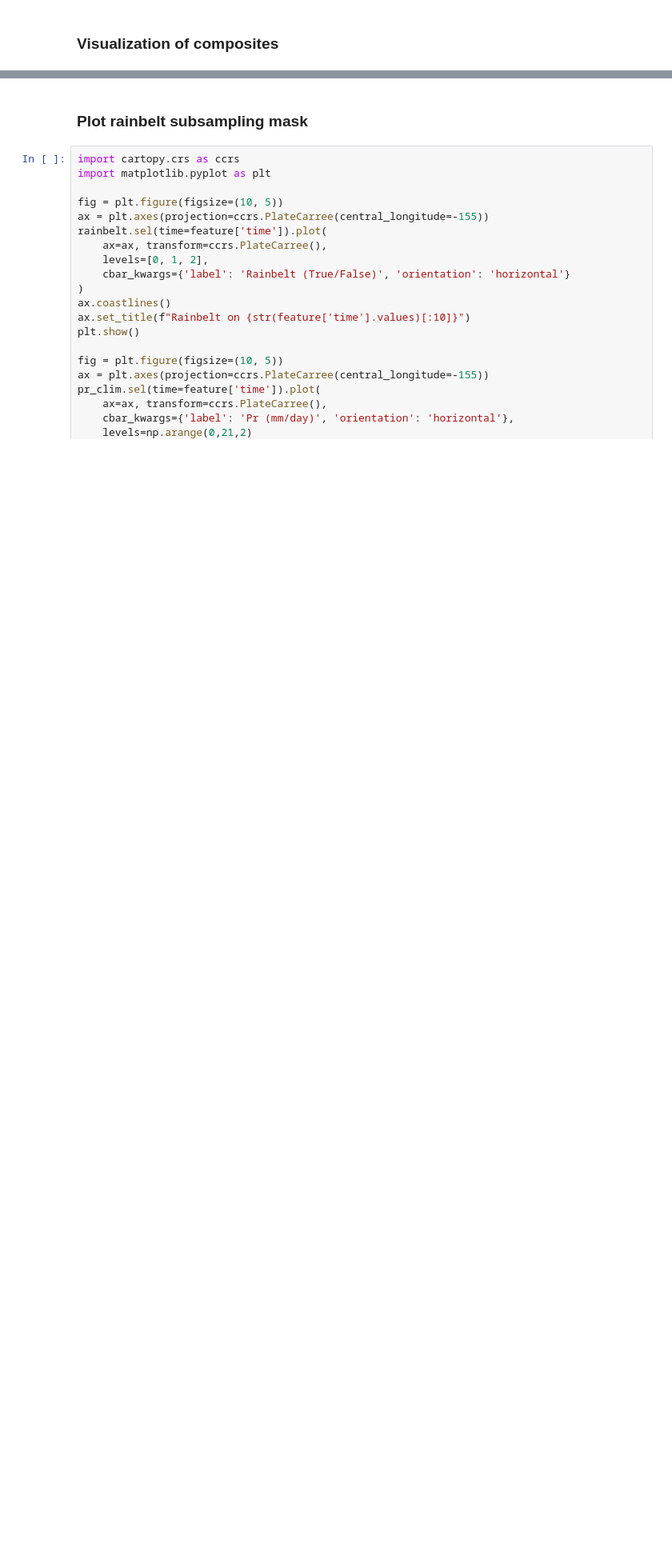
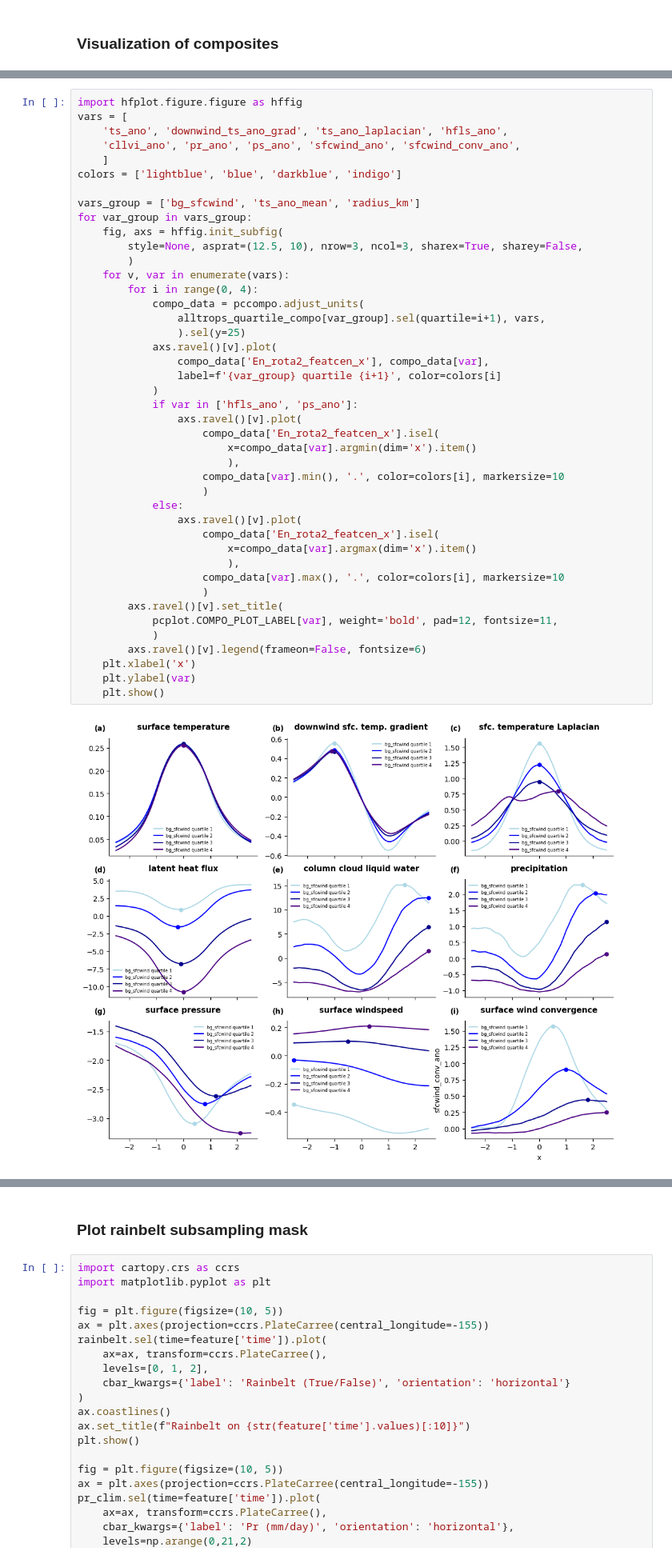
Before and after one commit to HF7weatherman/pycompo, a Jupyter notebook: examples/analyze_composites.ipynb, the cells around one changed output, grey strips where cells are left out. Shown at 80% size. Saved outputs shown, nothing was run; the diff lists cells and outputs as text; blank space fills up the shorter version.

```diff
--- a/examples/analyze_composites.ipynb
+++ b/examples/analyze_composites.ipynb
@@ -189,0 +385,45 @@ for var in rainbelt_compo.data_vars:
+# %%
+import hfplot.figure.figure as hffig
+vars = [
+    'ts_ano', 'downwind_ts_ano_grad', 'ts_ano_laplacian', 'hfls_ano',
+    'cllvi_ano', 'pr_ano', 'ps_ano', 'sfcwind_ano', 'sfcwind_conv_ano',
+    ]
+colors = ['lightblue', 'blue', 'darkblue', 'indigo']
+
+vars_group = ['bg_sfcwind', 'ts_ano_mean', 'radius_km']
+for var_group in vars_group:
+    fig, axs = hffig.init_subfig(
+        style=None, asprat=(12.5, 10), nrow=3, ncol=3, sharex=True, sharey=False,
+        )
+    for v, var in enumerate(vars):
+        for i in range(0, 4):
+            compo_data = pccompo.adjust_units(
+                alltrops_quartile_compo[var_group].sel(quartile=i+1), vars,
+                ).sel(y=25)
+            axs.ravel()[v].plot(
+                compo_data['En_rota2_featcen_x'], compo_data[var],
+                label=f'{var_group} quartile {i+1}', color=colors[i]
+            )
+            if var in ['hfls_ano', 'ps_ano']:
+                axs.ravel()[v].plot(
+                    compo_data['En_rota2_featcen_x'].isel(
+                        x=compo_data[var].argmin(dim='x').item()
+                        ),
+                    compo_data[var].min(), '.', color=colors[i], markersize=10
+                    )
+            else:
+                axs.ravel()[v].plot(
+                    compo_data['En_rota2_featcen_x'].isel(
+                        x=compo_data[var].argmax(dim='x').item()
+                        ),
+                    compo_data[var].max(), '.', color=colors[i], markersize=10
+                    )
+        axs.ravel()[v].set_title(
+            pcplot.COMPO_PLOT_LABEL[var], weight='bold', pad=12, fontsize=11,
+            )
+        axs.ravel()[v].legend(frameon=False, fontsize=6)
+    plt.xlabel('x')
+    plt.ylabel(var)
+    plt.show()
+# %% [output]
+[figure, added]
```
Also changed, not shown: parts of 28 cells of this notebook, 1 other file.
